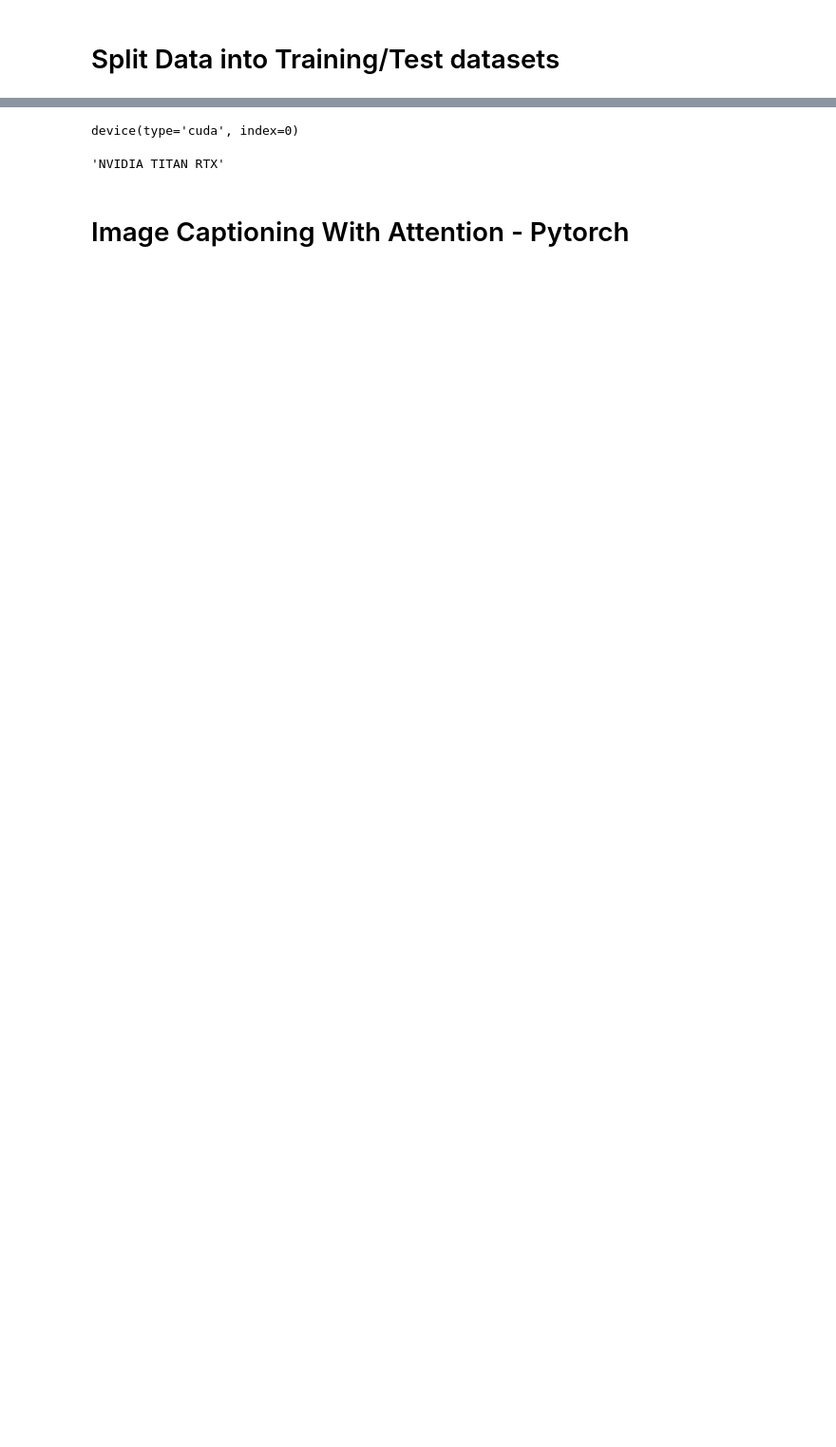
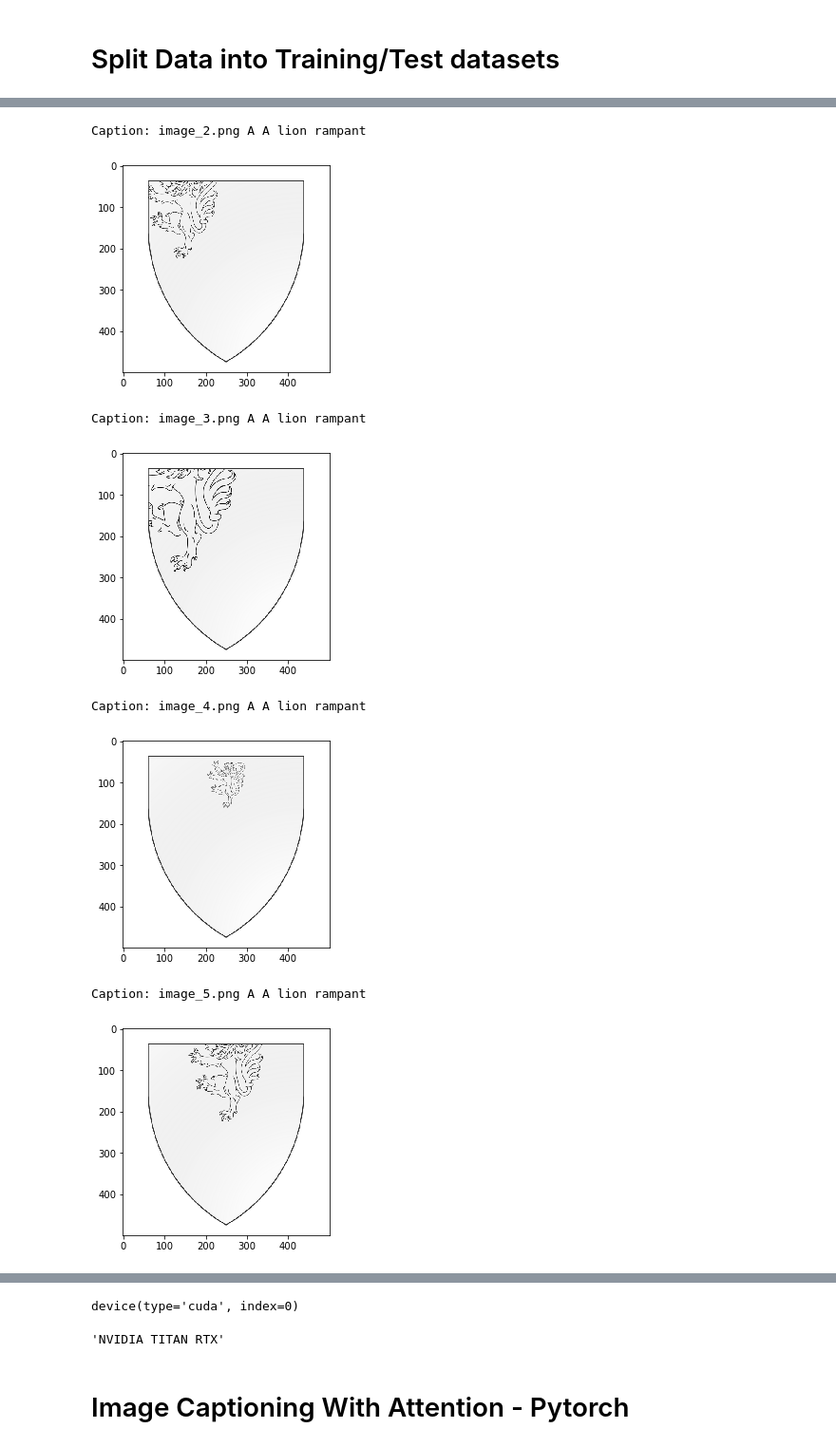
Before and after one commit to safaa-alnabulsi/coat-of-arms, a Jupyter notebook: baseline-model-train-on-all.ipynb, the cells around one changed output, grey strips where cells are left out. Shown at 95% size. Drawn from its saved outputs; the diff is of its cells as text; code cells hidden in the pictures; blank space fills up the shorter version.

```diff
--- a/baseline-model-train-on-all.ipynb
+++ b/baseline-model-train-on-all.ipynb
@@ -59,7 +68,14 @@ def train_validate_test_split(df, train_percent=.6, validate_percent=.2, seed=No
     test = df.iloc[perm[validate_end:]]
     return train, validate, test
 
+
+data_location =  '/home/space/datasets/COA/generated-data-api-small'
+caption_file = data_location + '/captions.txt'
+root_folder_images = data_location + '/images'
+df = pd.read_csv(caption_file)
+
 train, validate, test = train_validate_test_split(df, train_percent=.6, validate_percent=.2, seed=None)
+
 
 train_annotation_file = data_location + '/train_captions.txt'
 val_annotation_file  = data_location + '/val_captions.txt'
@@ -68,3 +84,18 @@ test_annotation_file  = data_location + '/test_captions.txt'
 train.to_csv(train_annotation_file, sep=',',index=False)
 test.to_csv(test_annotation_file, sep=',',index=False)
 validate.to_csv(val_annotation_file, sep=',',index=False)
+
+
+print("There are {} total images".format(len(df)))
+
+caption_file = data_location + '/train_captions.txt'
+df1 = pd.read_csv(caption_file)
+print("There are {} train images".format(len(df1)))
+
+caption_file = data_location + '/val_captions.txt'
+df2 = pd.read_csv(caption_file)
+print("There are {} val images".format(len(df2)))
+
+caption_file = data_location + '/test_captions.txt'
+df3 = pd.read_csv(caption_file)
+print("There are {} test images".format(len(df3)))
@@ -70,0 +107,16 @@ validate.to_csv(val_annotation_file, sep=',',index=False)
+# %%
+for i in range(1, 20):
+    image_path = data_location + '/images/'+ df.iloc[i,0]
+    print("Caption:", df.iloc[i,0], df.iloc[i,1])
+    img=mpimg.imread(image_path)
+    plt.imshow(img)
+    plt.show()
+# %% [output]
+Caption: image_2.png A A lion rampant
+[figure, added]
+Caption: image_3.png A A lion rampant
+[figure, added]
+Caption: image_4.png A A lion rampant
+[figure, added]
+Caption: image_5.png A A lion rampant
+[figure, added]
```
Also changed, not shown: parts of 16 cells of this notebook.
